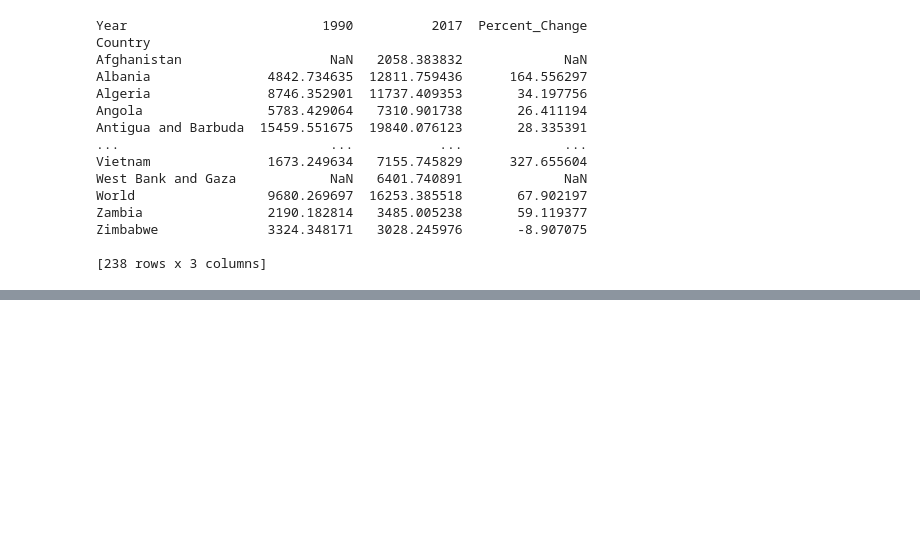
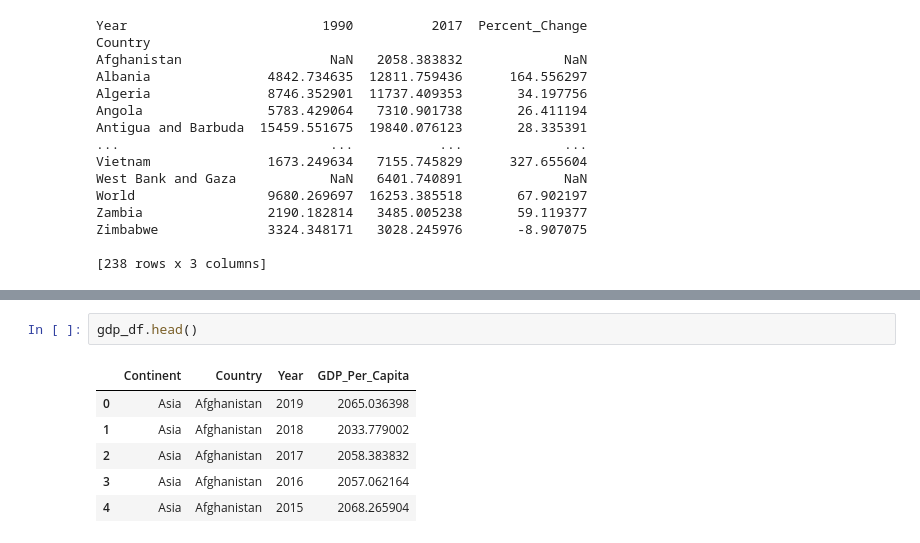
Before and after one commit to nss-data-science-cohort-5/un_exploration-yvonnemartinez716, a Jupyter notebook: notebooks/UN_Data_Exploration.ipynb, the cells around one changed output, grey strips where cells are left out. Drawn from its saved outputs; the diff is of its cells as text; blank space fills up the shorter version.

```diff
--- a/notebooks/UN_Data_Exploration.ipynb
+++ b/notebooks/UN_Data_Exploration.ipynb
@@ -304,0 +351,9 @@ gdp_pivoted[gdp_pivoted['Percent_Change']<0]
+# %%
+gdp_df.head()
+# %% [output]
+|  | Continent | Country | Year | GDP_Per_Capita |
+| 0 | Asia | Afghanistan | 2019 | 2065.036398 |
+| 1 | Asia | Afghanistan | 2018 | 2033.779002 |
+| 2 | Asia | Afghanistan | 2017 | 2058.383832 |
+| 3 | Asia | Afghanistan | 2016 | 2057.062164 |
+| 4 | Asia | Afghanistan | 2015 | 2068.265904 |
```
Also changed, not shown: parts of 15 cells of this notebook.
